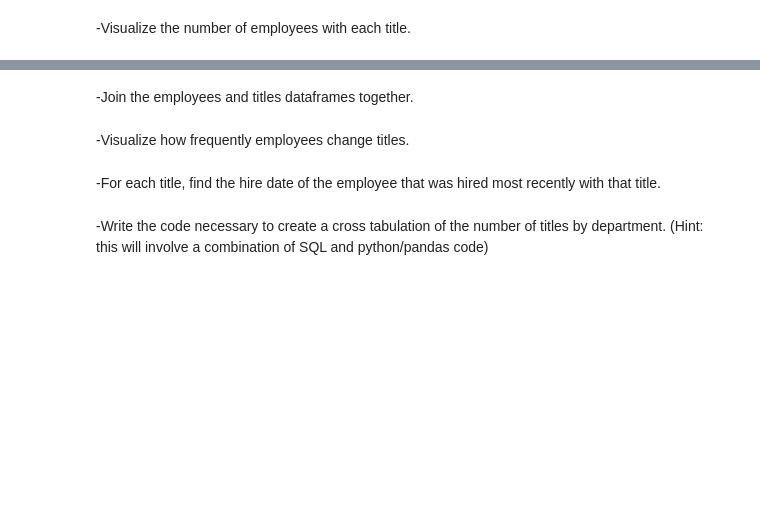
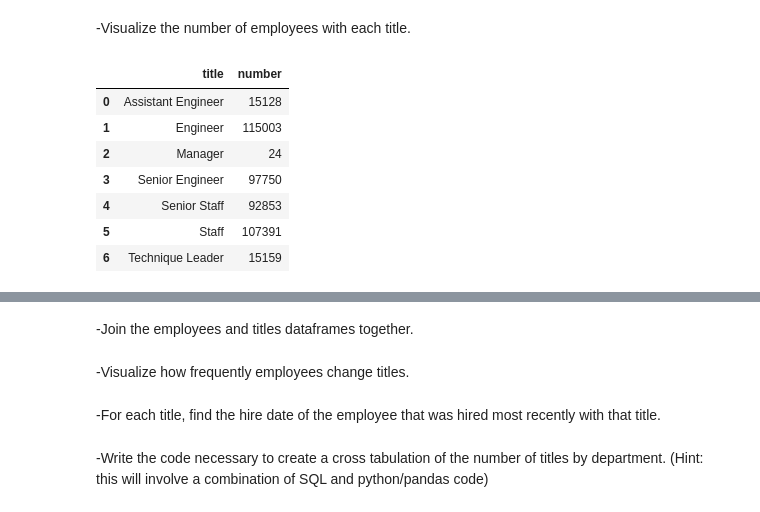
Before and after one commit to faithkane3/python-exercises, a Jupyter notebook: pandas_exercises.ipynb, the cells around one changed output, grey strips where cells are left out. Drawn from its saved outputs; the diff is of its cells as text; code cells hidden in the pictures; blank space fills up the shorter version.

```diff
--- a/pandas_exercises.ipynb
+++ b/pandas_exercises.ipynb
@@ -222,2 +232,18 @@ df_employees = pd.read_sql('SELECT * FROM employees', url)
 # %% [markdown]
 -Visualize the number of employees with each title.
+# %%
+sql ="""
+SELECT title, count(*) as number
+FROM titles
+GROUP  BY title;
+"""
+pd.read_sql(sql, url)
+# %% [output]
+|  | title | number |
+| 0 | Assistant Engineer | 15128 |
+| 1 | Engineer | 115003 |
+| 2 | Manager | 24 |
+| 3 | Senior Engineer | 97750 |
+| 4 | Senior Staff | 92853 |
+| 5 | Staff | 107391 |
+| 6 | Technique Leader | 15159 |
```
Also changed, not shown: parts of 2 cells of this notebook.
